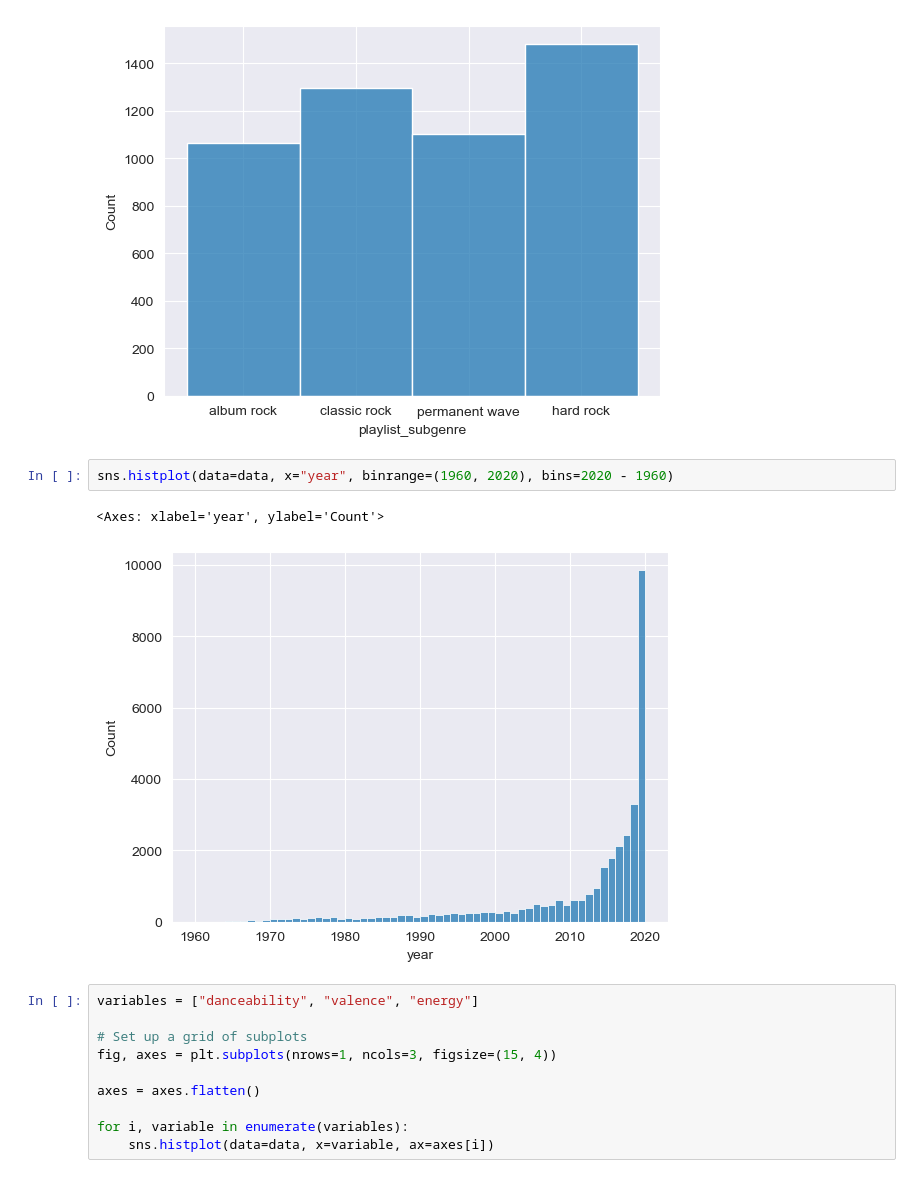
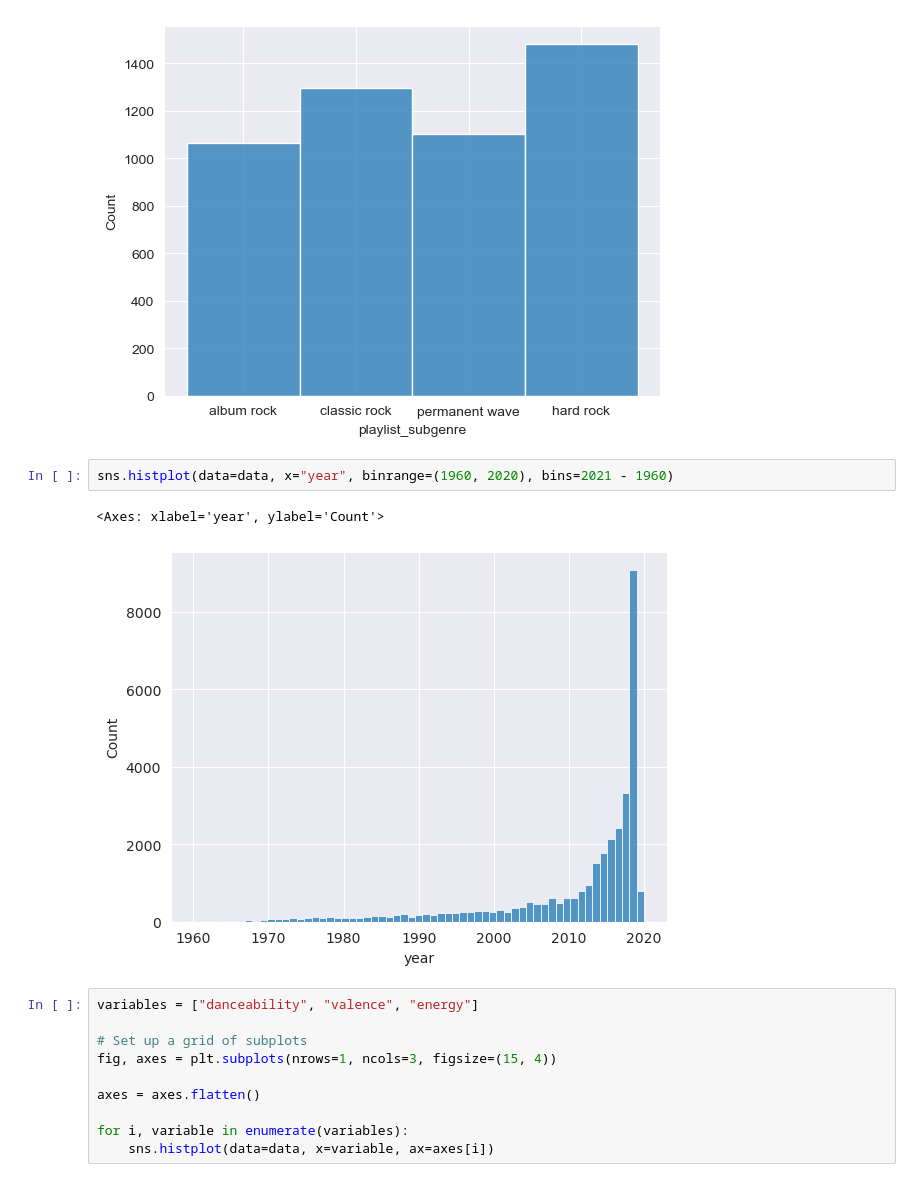
Before and after one commit to Toffuh/project-aids, a Jupyter notebook: Spotify.ipynb, the cells around one changed output. Cells and saved outputs as stored; diff of their text form.

```diff
--- a/Spotify.ipynb
+++ b/Spotify.ipynb
@@ -108,10 +108,10 @@ sns.histplot(data=data[data["playlist_genre"] == "rock"], x="playlist_subgenre")
 <Axes: xlabel='playlist_subgenre', ylabel='Count'>
 [figure]
 # %%
-sns.histplot(data=data, x="year", binrange=(1960, 2020), bins=2020 - 1960)
+sns.histplot(data=data, x="year", binrange=(1960, 2020), bins=2021 - 1960)
 # %% [output]
 <Axes: xlabel='year', ylabel='Count'>
-[figure, old version]
+[figure, new version]
 # %%
 variables = ["danceability", "valence", "energy"]
 
```
Also changed, not shown: parts of 5 cells of this notebook, 2 other files.
